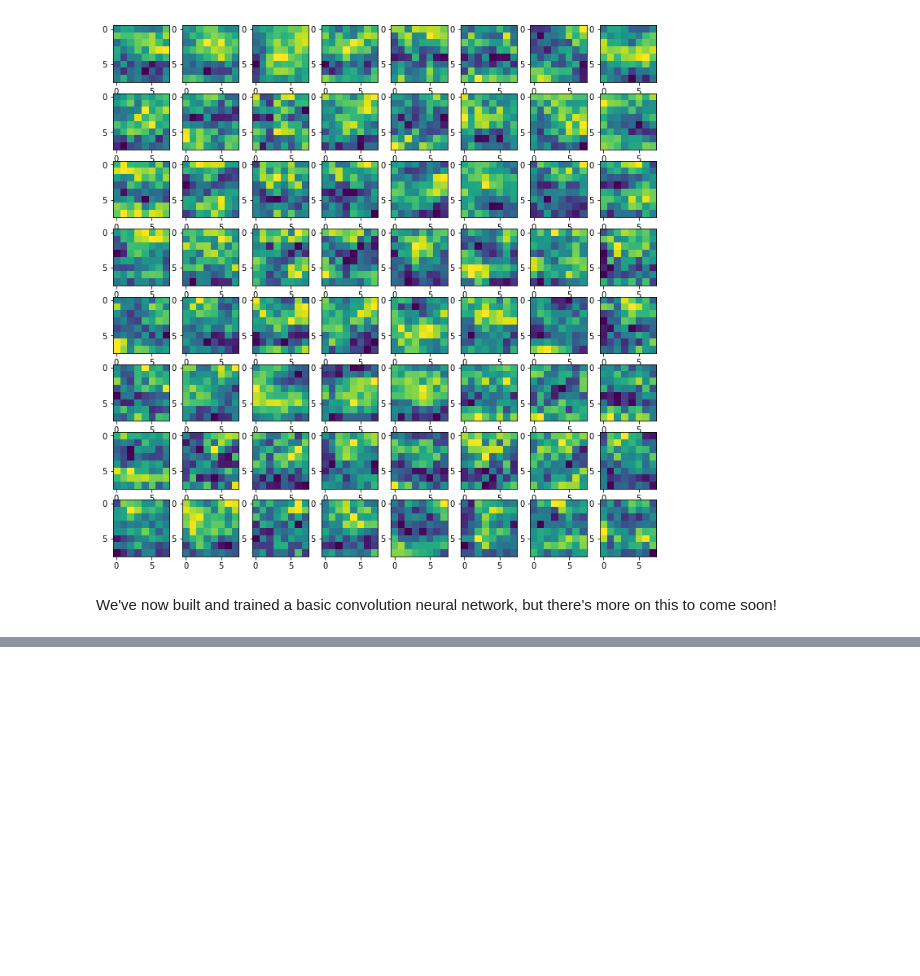
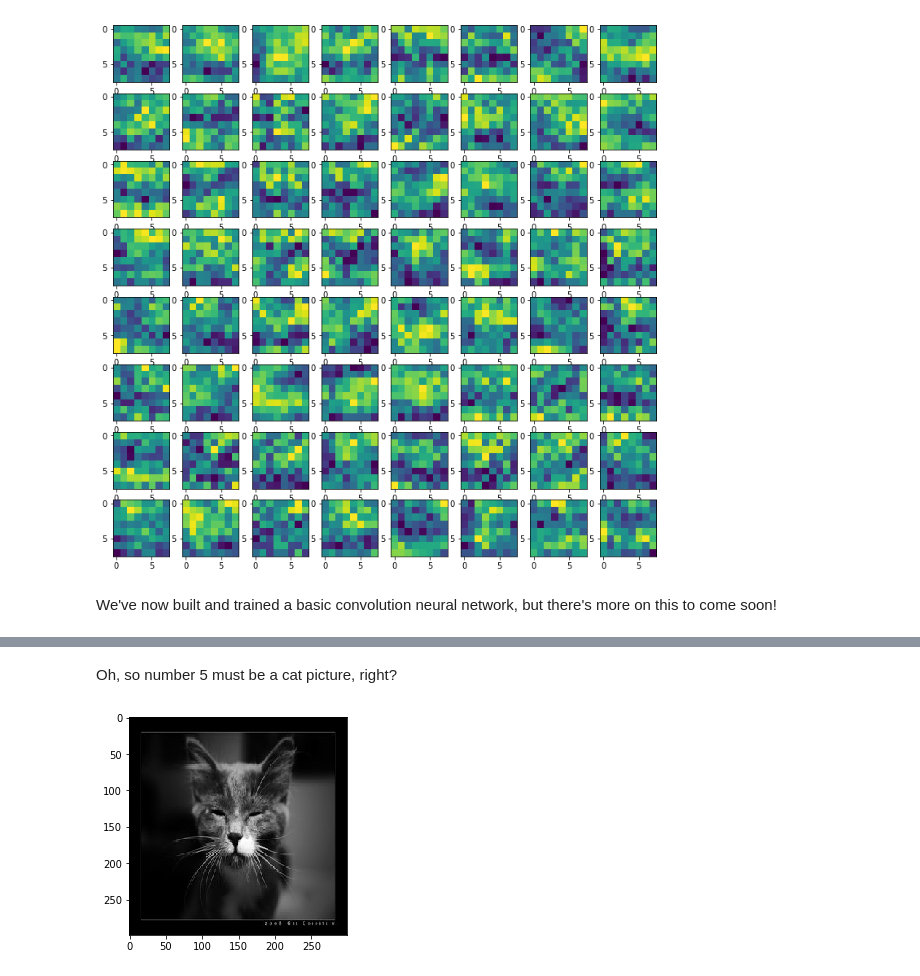
Before and after one commit to CSCI4850/notebook-examples, a Jupyter notebook: Feed-forward Neural Networks/Convolution Networks.ipynb, the cells around one changed output, grey strips where cells are left out. Saved outputs shown, nothing was run; the diff lists cells and outputs as text; code cells hidden in the pictures; blank space fills up the shorter version.

```diff
--- a/Feed-forward Neural Networks/Convolution Networks.ipynb
+++ b/Feed-forward Neural Networks/Convolution Networks.ipynb
@@ -227,0 +324,7 @@ We've now built and trained a basic convolution neural network, but there's more
+# %% [markdown]
+Oh, so number 5 must be a cat picture, right?
+# %%
+plt.imshow(image.array_to_img(X[4,:,:,:]))
+plt.show()
+# %% [output]
+[figure, added]
```
Also changed, not shown: parts of 19 cells of this notebook.
